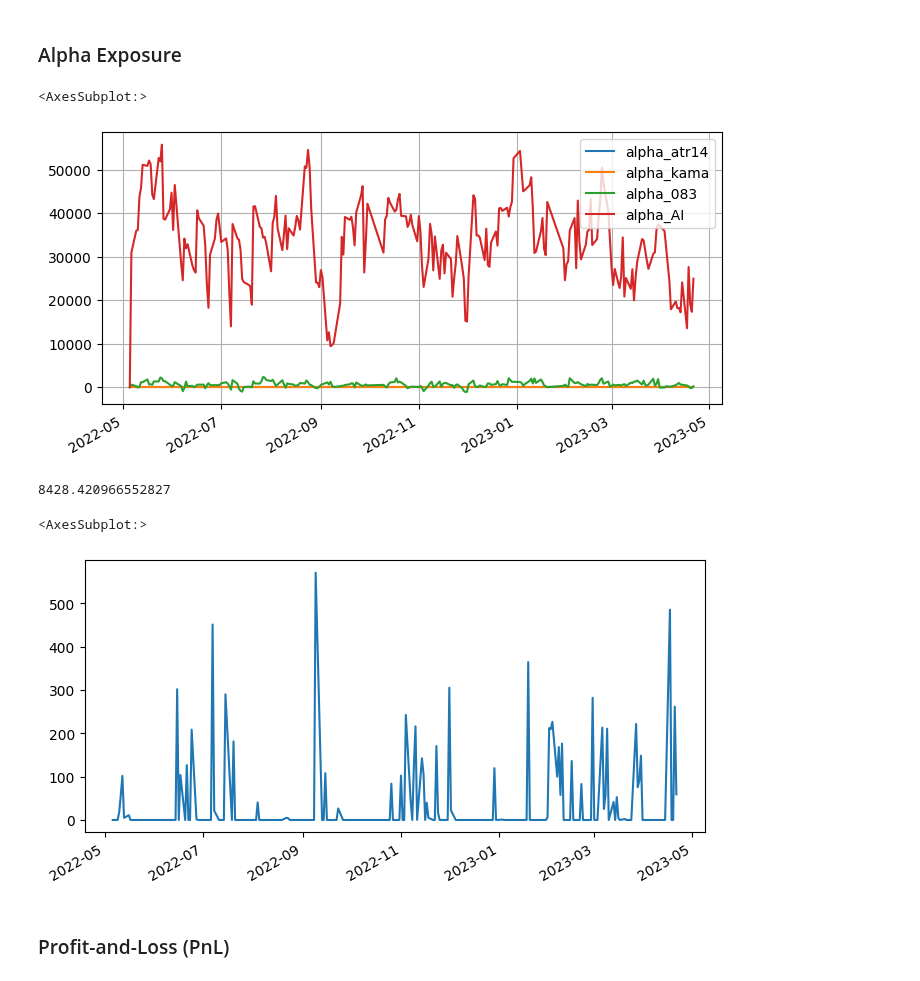
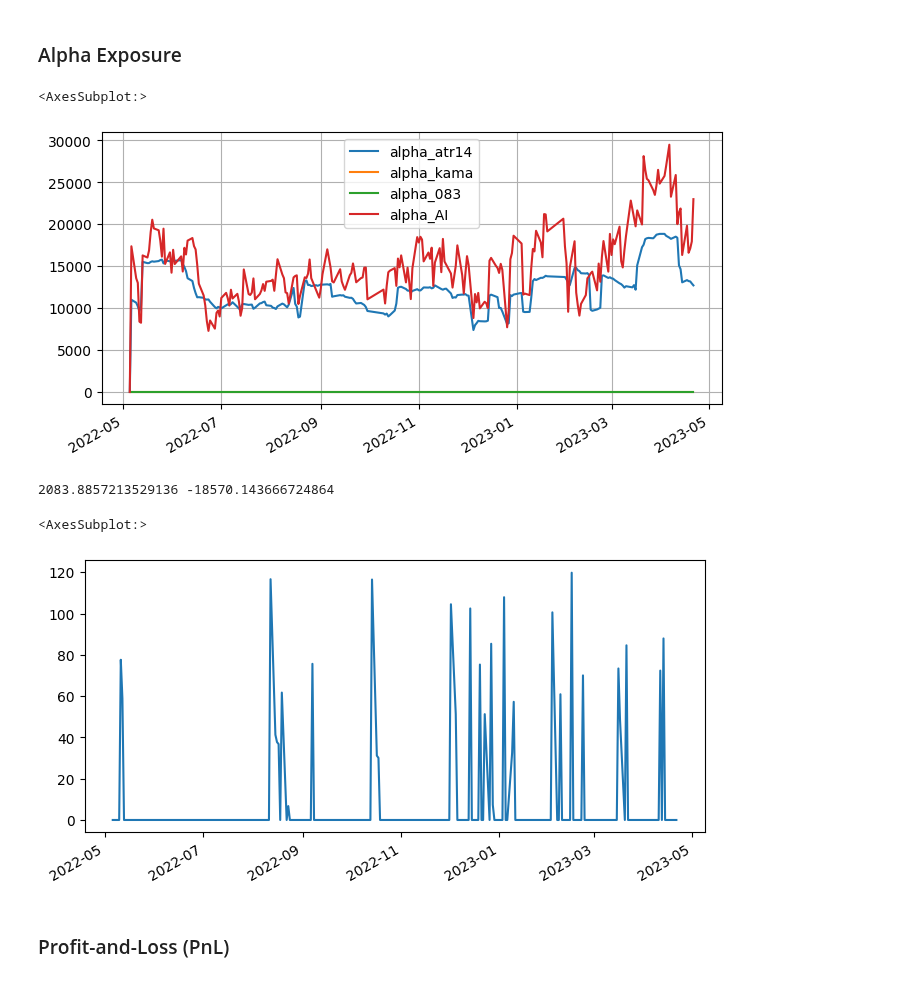
Before and after one commit to JiaRuiming-1/AI-Trading, a Jupyter notebook: P7_Backtesting/Backtest_Real.ipynb, the cells around one changed output. Drawn from its saved outputs; the diff is of its cells as text; code cells hidden in the pictures.

```diff
--- a/P7_Backtesting/Backtest_Real.ipynb
+++ b/P7_Backtesting/Backtest_Real.ipynb
@@ -331,0 +323,17 @@ pca window_len is 241
+# %%
+## calculate risk factor return module
+def change_risk_B_col(B):
+    new_colnames = ['risk_' + str(_) for _ in B.columns if 'risk_' not in str(_)]
+    if len(new_colnames) == 0:
+        return B
+    B_columns_map = {}
+    for i, col in enumerate(B.columns):
+        B_columns_map[col] = new_colnames[i]
+    B = B.rename(columns=B_columns_map)
+    return B
+
+tmp = all_factors.loc[all_factors['trade_date']==20220601].sort_values(by=['ts_code'])
+B = change_risk_B_col(B)
+B.index.name='ts_code'
+tmp = tmp.merge(B.reset_index(), on=['ts_code'], how='left')
+estimate_factor_returns(tmp, name='risk_')
@@ -331,0 +345,11 @@ pca window_len is 241
+# %%
+for dt in tqdm(calendar, desc='regression risk returns'):
+    tmp = all_factors.loc[all_factors['trade_date']==dt].sort_values(by=['ts_code'])
+    B = variance_all[dt][1]
+    B = change_risk_B_col(B)
+    B.index.name='ts_code'
+    tmp = tmp.merge(B.reset_index(), on=['ts_code'], how='left')
+    facotr_return = estimate_factor_returns(tmp, name='risk_')
+    variance_all[dt][2]=facotr_return
+
+#variance_all[calendar[-1]][2]
@@ -344,7 +375,7 @@ pca window_len is 241
 #'alpha_atr14', 'alpha_kama', 'alpha_AI'
 all_factors['date'] = pd.to_datetime(all_factors['trade_date'], format='%Y%m%d')
 alpha_df = all_factors.drop(columns=['returns_2']).set_index(['date', 'ts_code']).sort_index(level=['ts_code'])
-#alpha_df['alpha_all'] = alpha_df['alpha_kama']
-alpha_df['alpha_all'] = 0.9 * alpha_df['alpha_AI'] + 0.1 * alpha_df['alpha_083']
+#alpha_df['alpha_all'] = alpha_df['alpha_083']
+alpha_df['alpha_all'] = 0.4 * alpha_df['alpha_atr14'] + .6 * alpha_df['alpha_083']
 print(max(alpha_df['alpha_all']), min(alpha_df['alpha_all']))
 # %% [output]
@@ -360,7 +391,7 @@ print(max(alpha_df['alpha_all']), min(alpha_df['alpha_all']))
 - aversion expressed a risk rescale weights
 # %%
 # the lambda expressed a transaction costs weights
-def get_obj_func(h0, variance, alpha, Lambda=3e-6, aversion=.2):
+def get_obj_func(h0, variance, alpha, Lambda=3e-6, aversion=.001):
     def obj_func(h):
         #f = 0.5 * aversion * np.dot(h, variance).dot(h.T) - aversion * np.matmul(h, alpha) + np.dot((h-h0)**2, Lambda)
         f =  - np.matmul(h, alpha) \
@@ -370,7 +401,7 @@ def get_obj_func(h0, variance, alpha, Lambda=3e-6, aversion=.2):
         return f
     return obj_func
 
-def get_grad_func(h0, variance, alpha, Lambda=3e-6, aversion=.2):
+def get_grad_func(h0, variance, alpha, Lambda=3e-6, aversion=.001):
     def grad_func(h):
         #f_hat =  aversion * np.dot(variance, h) - aversion * alpha + 2 * Lambda * (h-h0)
         f_hat =  - alpha  \
@@ -389,7 +420,7 @@ calendar = alpha_df.trade_date.unique()
 # get parameter
 ticker_num = len(alpha_df.index.get_level_values(1).unique())
 h0 = [0.] * ticker_num
-bounds = [(0, 10000)] * ticker_num
+bounds = [(0, 20000)] * ticker_num
 
 for dt in calendar:
     # fill yesterday holding
@@ -400,7 +431,6 @@ for dt in calendar:
     grad_func = get_grad_func(h0, variance_all[dt][0], obj_df['alpha_all'].values)
     h_optimal, min_val, _ = fmin_l_bfgs_b(obj_func, h0, fprime=grad_func, bounds=bounds)
     #h_optimal, min_val, _ = fmin_l_bfgs_b(obj_func, h0, fprime=grad_func)
-    #print(dt,h_optimal[-64])
     # update optimize holding
     obj_df['h_opt'] = h_optimal
     obj_df['h_privious'] = h0
@@ -489,50 +519,51 @@ def colnames(B):
     if type(B) == pandas.core.frame.DataFrame:
         return B.columns.tolist()
     return None
 
 def get_B_alpha(universe):
     alpha_factors = factors_from_names(list(universe),'alpha_')
     formula = get_formula(alpha_factors, "returns_2")
     outcome, B_alpha = patsy.dmatrices(formula, universe)
     return B_alpha
 
 alpha_df_ = alpha_df.merge(all_factors[['trade_date','ts_code','returns_2']], on=['trade_date','ts_code'], how='left')
 calendar = alpha_df.trade_date.unique()
 alpha_exposure_df = pd.DataFrame()
 alpha_exposures = {}
 for ii, dt in enumerate(calendar):
     alpha_df_i = alpha_df_.loc[alpha_df_.trade_date==dt][['trade_date','ts_code','alpha_atr14', 'alpha_kama', 'alpha_083', 'alpha_AI', 'returns_2']]
     h_opt_i = h_privious_list[ii]
     B_alpha = get_B_alpha(alpha_df_i)
 
     # alpha_df['alpha_all'] = 0.7 * alpha_df['alpha_AI'] + 0.3*alpha_df['alpha_149'] + 0.1*alpha_df['alpha_010']
-    B_alpha = B_alpha * [[0., 0., .1, .9]] #* len(alpha_df_.ts_code.unique())
+    B_alpha = B_alpha * [[0.4, 0.0, 0.0, 0.6]] #* len(alpha_df_.ts_code.unique())
     #alpha_exposure = pd.Series(np.matmul(B_alpha.transpose(), h_opt_i), index=colnames(B_alpha))
     alpha_exposure = pd.Series(np.matmul(B_alpha.transpose(), h_opt_i), index=['alpha_atr14', 'alpha_kama', 'alpha_083', 'alpha_AI'])
     alpha_exposures[dt] = alpha_exposure
     alpha_exposure_df = pd.concat([alpha_exposure_df,alpha_exposure], axis=1)
 
 alpha_exposure_df = alpha_exposure_df.T.reset_index(drop=True)
 alpha_exposure_df.set_index(pd.to_datetime(calendar, format='%Y%m%d'), inplace=True)
 alpha_exposure_df.plot(grid=True)
 # %% [output]
 <AxesSubplot:>
-[figure, old version]
+[figure, new version]
 # %%
 transaction_costs = []
-Lambda = 1e-6
+retre_max = 0
+Lambda = 3e-6
 for i in range(1,len(h_optimal_list)):
-    tmp_change = np.where((h_optimal_list[i] - h_privious_list[i])<0, h_privious_list[i] - h_optimal_list[i], 0)
-    #costs = Lambda * tmp_change.sum()
-    #tmp_change = h_optimal_list[i] - h_privious_list[i]
-    costs = sum(np.dot(tmp_change**2, Lambda))
+    tmp_change = h_optimal_list[i] - h_privious_list[i]
+    if min(tmp_change)<retre_max:
+        retre_max = min(tmp_change)
+    costs = sum(np.dot(tmp_change**2, Lambda)**0.5)
     transaction_costs.append(costs)
-print(sum(transaction_costs))
+print(sum(transaction_costs),retre_max)
 pd.Series(transaction_costs, index=pd.to_datetime(calendar[1:], format='%Y%m%d')).plot()
 # %% [output]
-8428.420966552827
+2083.8857213529136 -18570.143666724864
 <AxesSubplot:>
-[figure, old version]
+[figure, new version]
 # %% [markdown]
 ### Profit-and-Loss (PnL)
 # %%
```
Also changed, not shown: parts of 20 cells of this notebook.
